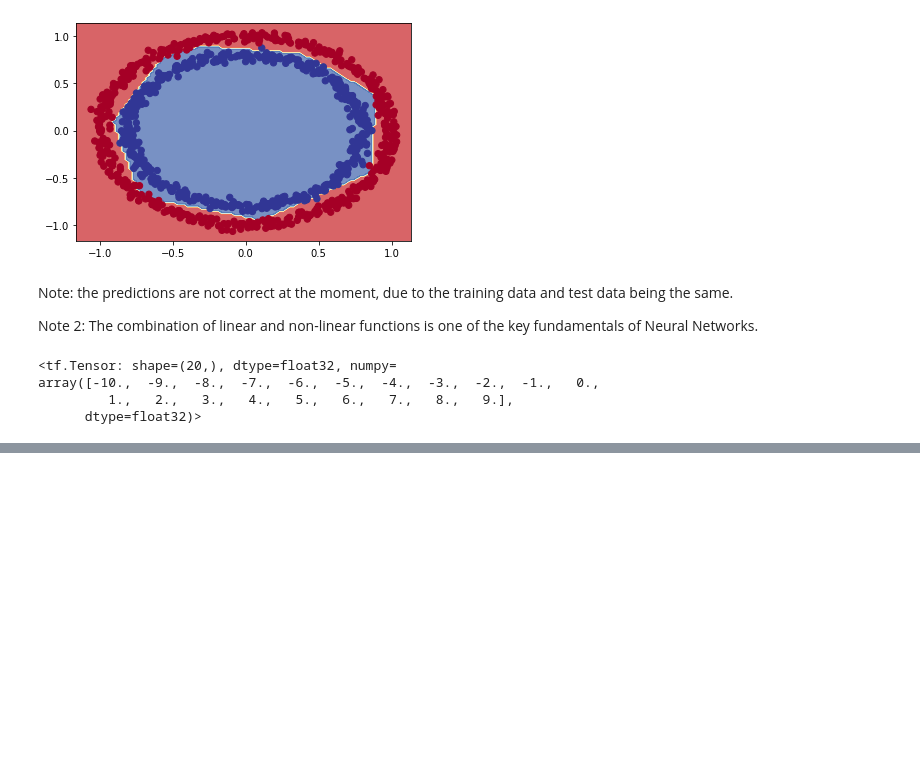
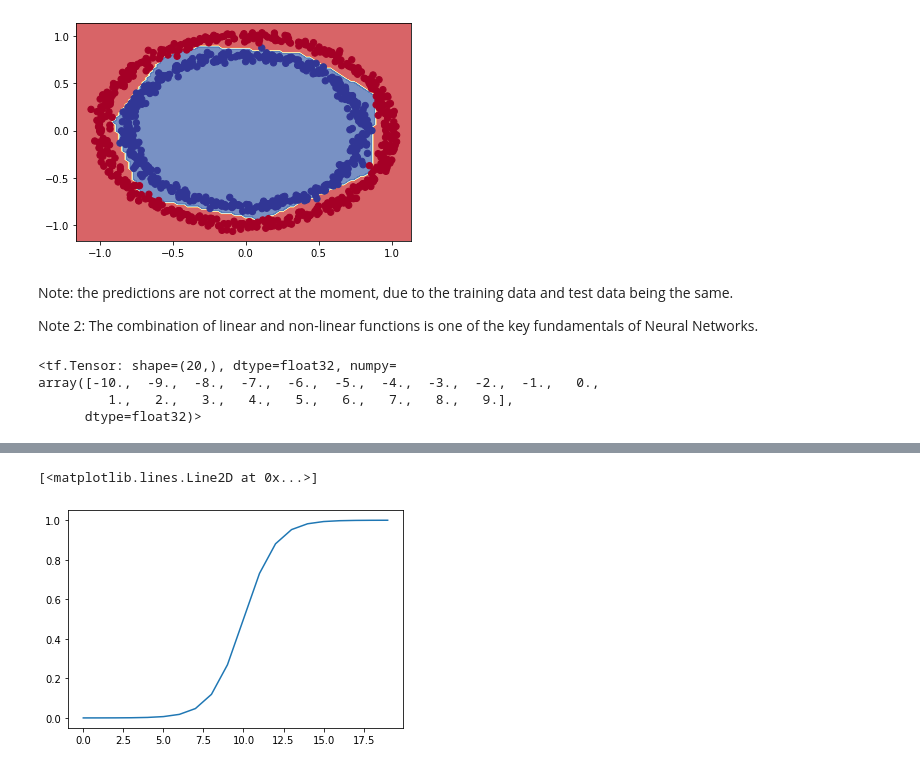
Before and after one commit to Axl11475581/TensorFlow-Certificate, a Jupyter notebook: 2_0_N_N_Classification.ipynb, the cells around one changed output, grey strips where cells are left out. Cells and saved outputs as stored; diff of their text form; code cells hidden in the pictures; blank space fills up the shorter version.

```diff
--- a/2_0_N_N_Classification.ipynb
+++ b/2_0_N_N_Classification.ipynb
@@ -548,0 +557,6 @@ array([-10.,  -9.,  -8.,  -7.,  -6.,  -5.,  -4.,  -3.,  -2.,  -1.,   0.,
+# %%
+def sigmoid(x):
+  return 1 / (1 + tf.exp(-x))
+
+# Use the sigmoid function of the tensor
+sigmoid(A)
@@ -548,0 +571,6 @@ array([-10.,  -9.,  -8.,  -7.,  -6.,  -5.,  -4.,  -3.,  -2.,  -1.,   0.,
+# %%
+# Plot the sigmoid modified tensor
+plt.plot(sigmoid(A))
+# %% [output]
+[<matplotlib.lines.Line2D at 0x...>]
+[figure, added]
```
Also changed, not shown: parts of 3 cells of this notebook.
